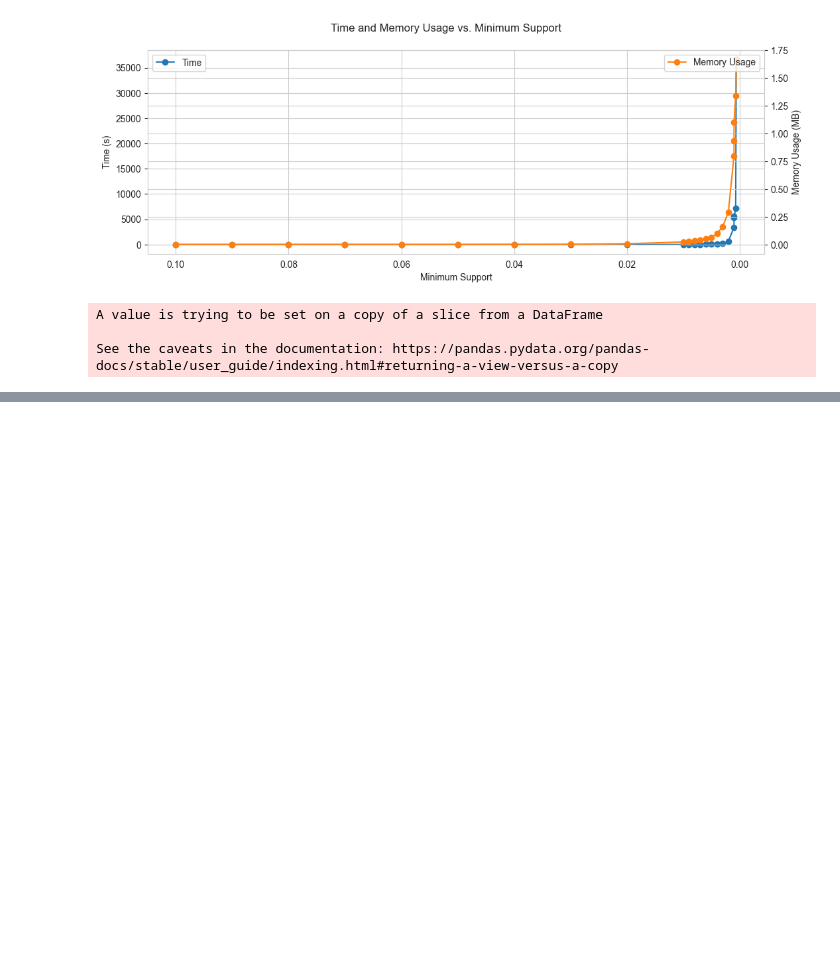
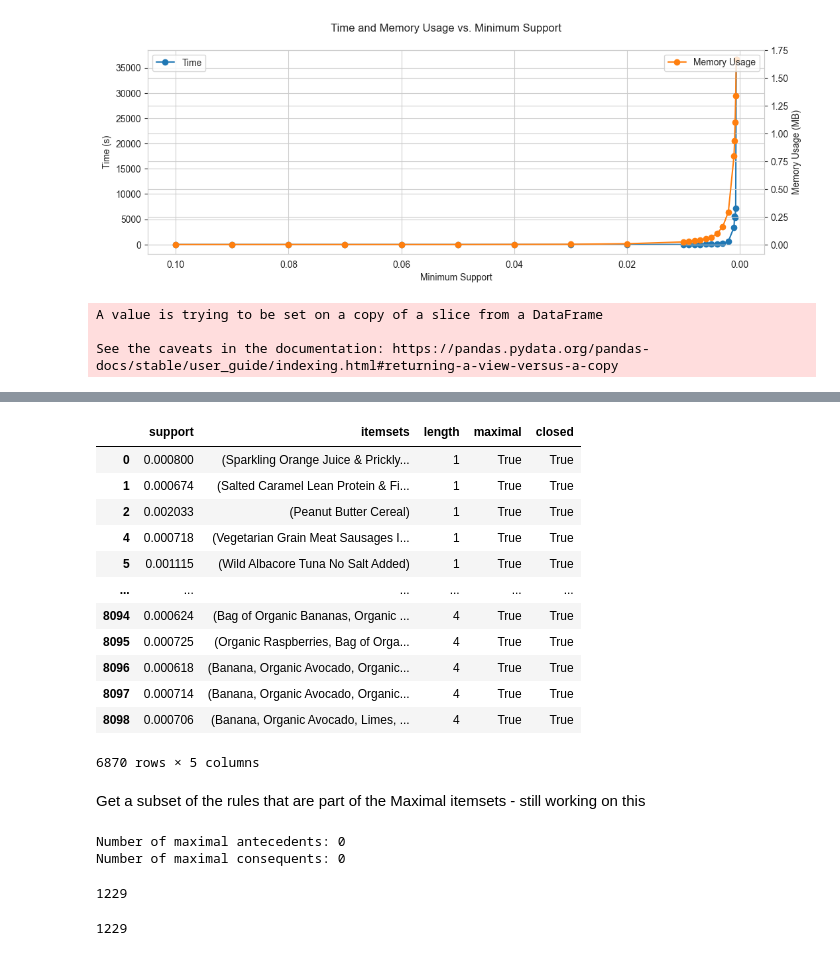
Before and after one commit to AntunesCSR/DM_Group_Project, a Jupyter notebook: HA2/data/sean-ha2.ipynb, the cells around one changed output, grey strips where cells are left out. Cells and saved outputs as stored; diff of their text form; code cells hidden in the pictures; blank space fills up the shorter version.

```diff
--- a/HA2/data/sean-ha2.ipynb
+++ b/HA2/data/sean-ha2.ipynb
@@ -256,0 +284,16 @@ sorted_rules
+# %%
+#Find Max frequent itemset
+maximal = []
+for index, row in fi.iterrows():
+    isclose = True
+    cli = row['itemsets']
+    cls = row['support']
+    checkset = fredic2[cls]
+    for i in checkset:
+        if (cli!=i):
+            if(frozenset.issubset(cli,i)):
+                isclose = False
+                break
+
+    if(isclose):
+        maximal.append(row['itemsets'])
@@ -256,0 +306,4 @@ sorted_rules
+# %%
+fi['maximal'] = fi['itemsets'].apply(lambda x: x in maximal)
+fi['closed'] = fi['itemsets'].apply(lambda x: x in closed)
+fi.head(8)
@@ -256,0 +323,20 @@ sorted_rules
+# %%
+#get a subset of dataframe fi with maximal itemsets
+maximal = fi[fi['itemsets'].isin(maximal)]
+maximal
+# %% [output]
+|  | support | itemsets | length | maximal | closed |
+| 0 | 0.000800 | (Sparkling Orange Juice & Prickly... | 1 | True | True |
+| 1 | 0.000674 | (Salted Caramel Lean Protein & Fi... | 1 | True | True |
+| 2 | 0.002033 | (Peanut Butter Cereal) | 1 | True | True |
+| 4 | 0.000718 | (Vegetarian Grain Meat Sausages I... | 1 | True | True |
+| 5 | 0.001115 | (Wild Albacore Tuna No Salt Added) | 1 | True | True |
+| ... | ... | ... | ... | ... | ... |
+| 8094 | 0.000624 | (Bag of Organic Bananas, Organic ... | 4 | True | True |
+| 8095 | 0.000725 | (Organic Raspberries, Bag of Orga... | 4 | True | True |
+| 8096 | 0.000618 | (Banana, Organic Avocado, Organic... | 4 | True | True |
+| 8097 | 0.000714 | (Banana, Organic Avocado, Organic... | 4 | True | True |
+| 8098 | 0.000706 | (Banana, Organic Avocado, Limes, ... | 4 | True | True |
+6870 rows × 5 columns
+# %% [markdown]
+Get a subset of the rules that are part of the Maximal itemsets - still working on this
@@ -256,0 +348,23 @@ sorted_rules
+# %%
+#find out if any of the maximal itemsets are in the antecedents or consequents of the rules
+maximal_antecedents = []
+maximal_consequents = []
+for i in range(len(maximal_itemsets)):
+    if(maximal_itemsets[i] in ants):
+        maximal_antecedents.append(maximal_itemsets[i])
+    if(maximal_itemsets[i] in cons):
+        maximal_consequents.append(maximal_itemsets[i])
+
+print(f"Number of maximal antecedents: {len(maximal_antecedents)}")
+print(f"Number of maximal consequents: {len(maximal_consequents)}")
+# %% [output]
+Number of maximal antecedents: 0
+Number of maximal consequents: 0
+# %%
+len(ants)
+# %% [output]
+1229
+# %%
+len(cons)
+# %% [output]
+1229
```
Also changed, not shown: parts of 24 cells of this notebook, 3 other files.
